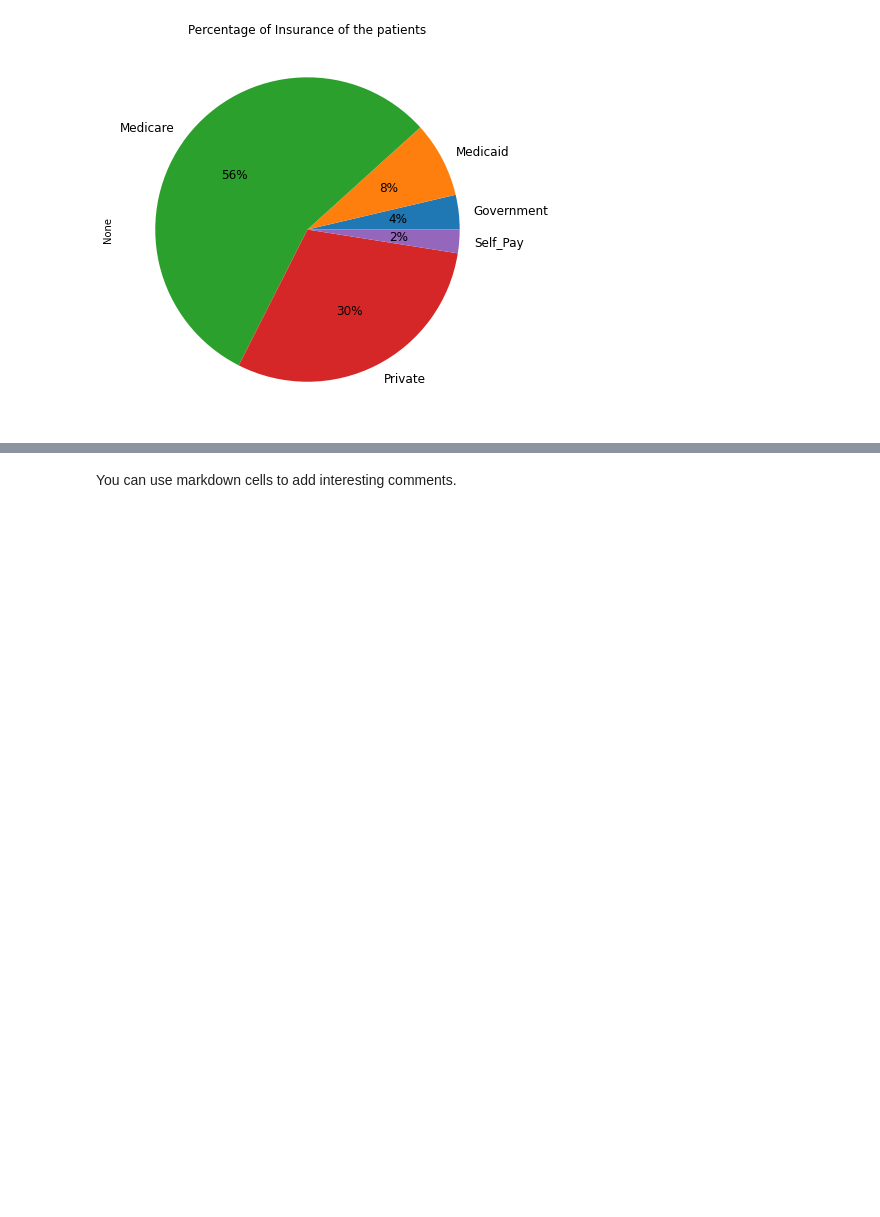
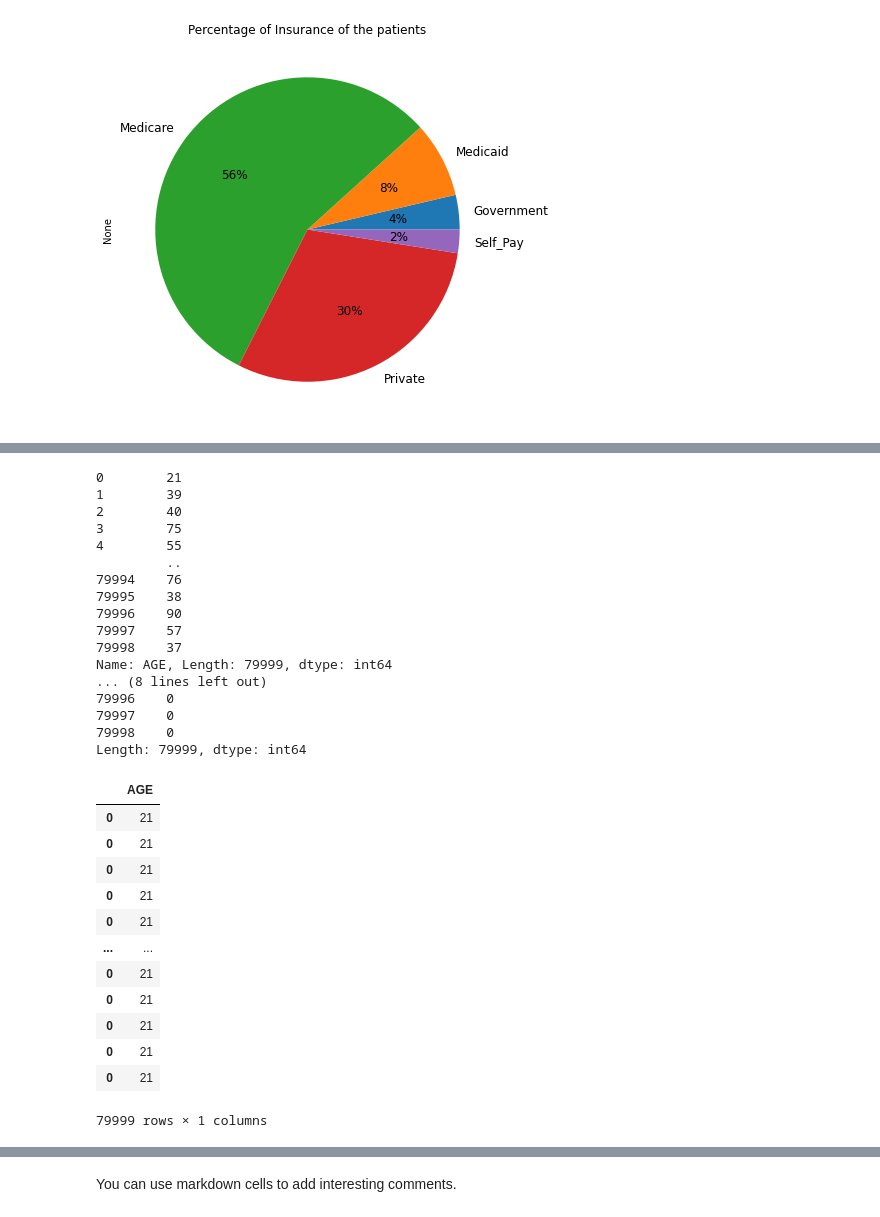
Before and after one commit to lyshuga/DataCamp, a Jupyter notebook: TP3-black.ipynb, the cells around one changed output, grey strips where cells are left out. Cells and saved outputs as stored; diff of their text form; code cells hidden in the pictures; blank space fills up the shorter version.

```diff
--- a/TP3-black.ipynb
+++ b/TP3-black.ipynb
@@ -180,3 +205,38 @@ X['MARITAL_STATUS'].dtype.name
+# %%
+print(ages)
+print(y)
+pd.DataFrame(ages,y)
+# %% [output]
+0        21
+1        39
+2        40
+3        75
+4        55
+         ..
+79994    76
+79995    38
+79996    90
+79997    57
+79998    37
+Name: AGE, Length: 79999, dtype: int64
+... (8 lines left out)
+79996    0
+79997    0
+79998    0
+Length: 79999, dtype: int64
+|  | AGE |
+| 0 | 21 |
+| 0 | 21 |
+| 0 | 21 |
+| 0 | 21 |
+| 0 | 21 |
+| ... | ... |
+| 0 | 21 |
+| 0 | 21 |
+| 0 | 21 |
+| 0 | 21 |
+| 0 | 21 |
+79999 rows × 1 columns
 # %%
 pour_corr = X.copy()
 
```
Also changed, not shown: parts of 8 cells of this notebook.
